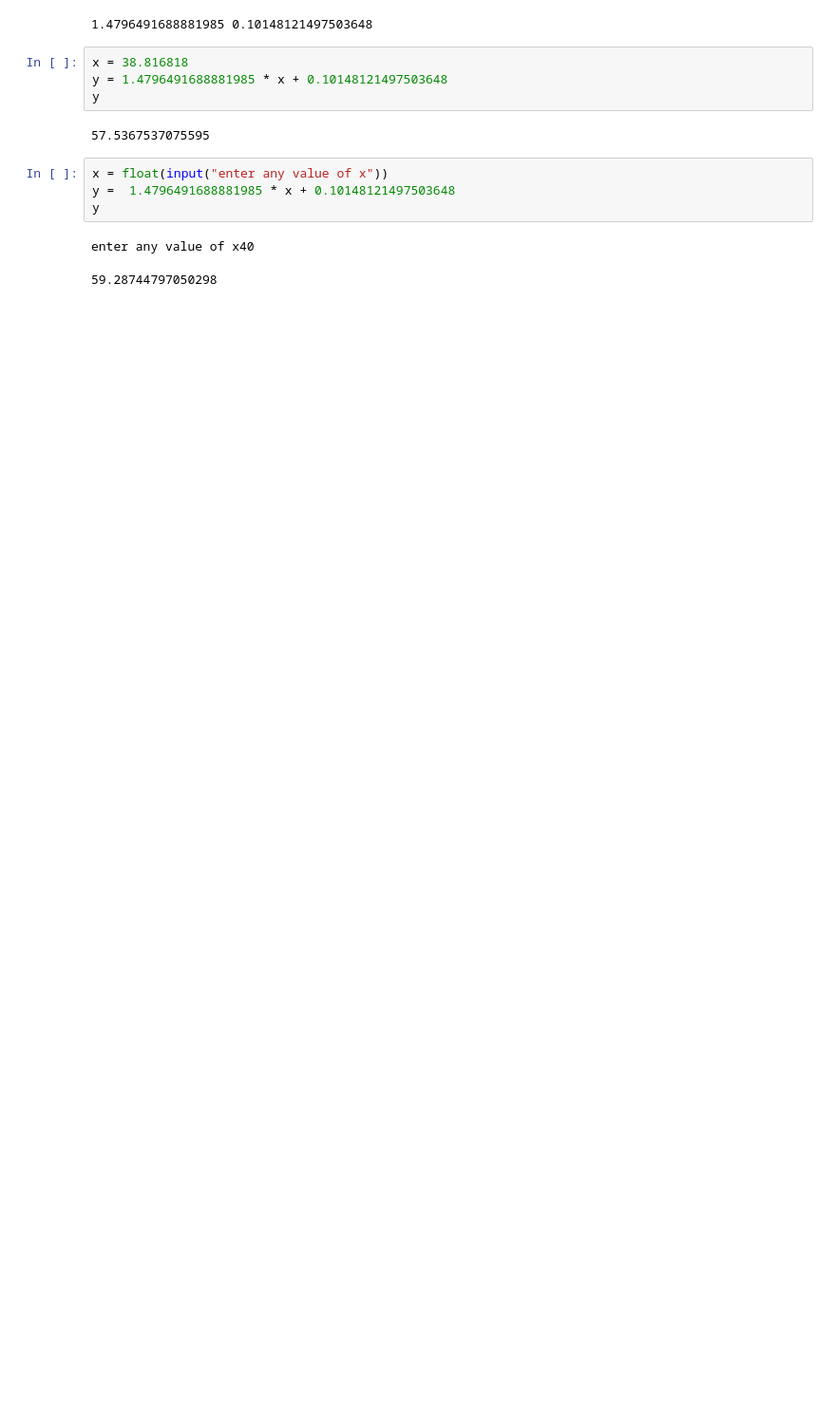
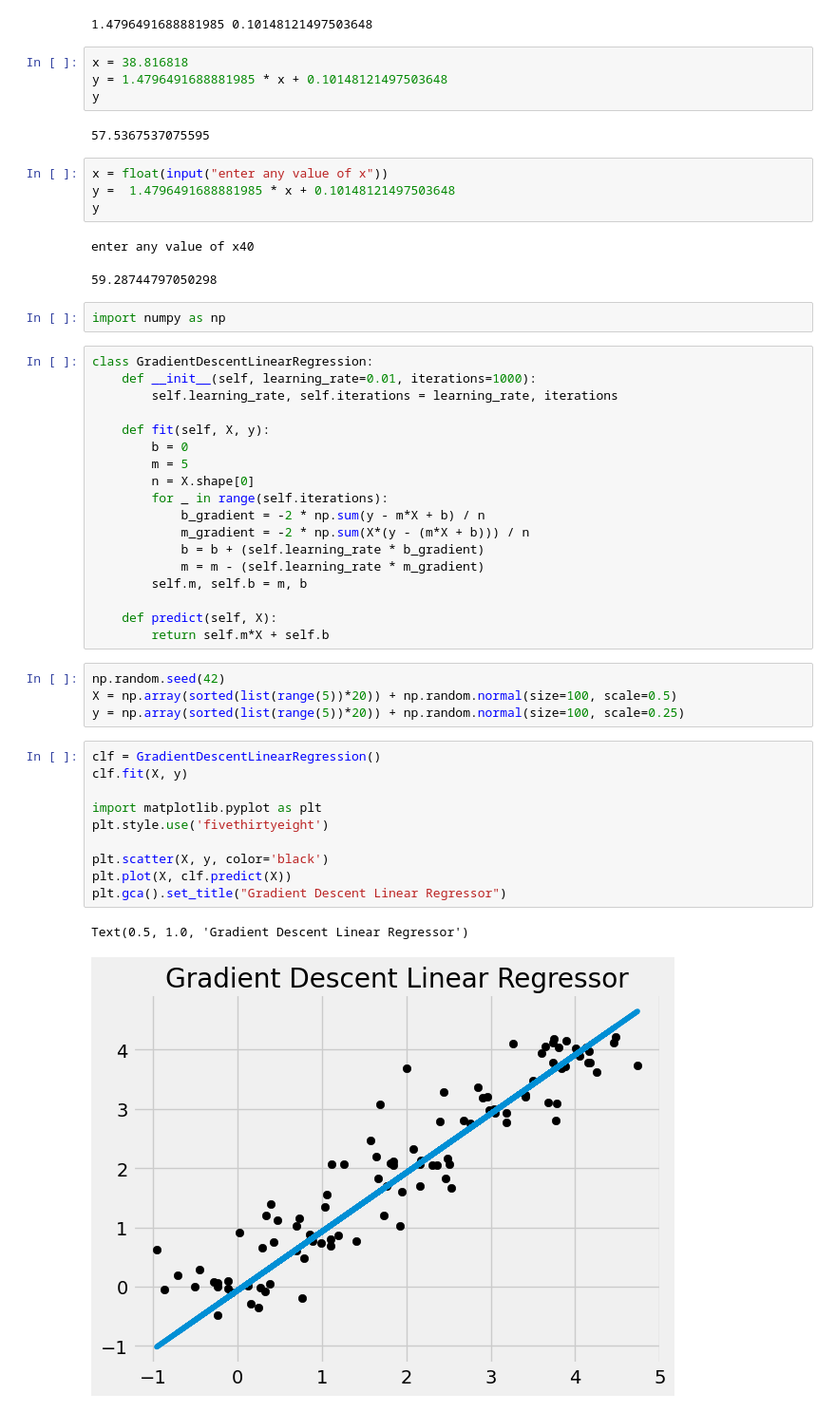
Before and after one commit to ejaj/machine-learning, a Jupyter notebook: gradient-descent .ipynb, the cells around one changed output. Shown: that part at 95% size. Drawn from its saved outputs; the diff is of its cells as text; blank space fills up the shorter version.

```diff
--- a/gradient-descent .ipynb
+++ b/gradient-descent .ipynb
@@ -64,3 +64,40 @@ y
 # %% [output]
 enter any value of x40
 59.28744797050298
+# %%
+import numpy as np
+# %%
+class GradientDescentLinearRegression:
+    def __init__(self, learning_rate=0.01, iterations=1000):
+        self.learning_rate, self.iterations = learning_rate, iterations
+
+    def fit(self, X, y):
+        b = 0
+        m = 5
+        n = X.shape[0]
+        for _ in range(self.iterations):
+            b_gradient = -2 * np.sum(y - m*X + b) / n
+            m_gradient = -2 * np.sum(X*(y - (m*X + b))) / n
+            b = b + (self.learning_rate * b_gradient)
+            m = m - (self.learning_rate * m_gradient)
+        self.m, self.b = m, b
+
+    def predict(self, X):
+        return self.m*X + self.b
+# %%
+np.random.seed(42)
+X = np.array(sorted(list(range(5))*20)) + np.random.normal(size=100, scale=0.5)
+y = np.array(sorted(list(range(5))*20)) + np.random.normal(size=100, scale=0.25)
+# %%
+clf = GradientDescentLinearRegression()
+clf.fit(X, y)
+
+import matplotlib.pyplot as plt
+plt.style.use('fivethirtyeight')
+
+plt.scatter(X, y, color='black')
+plt.plot(X, clf.predict(X))
+plt.gca().set_title("Gradient Descent Linear Regressor")
+# %% [output]
+Text(0.5, 1.0, 'Gradient Descent Linear Regressor')
+[figure, added]
```
Also changed, not shown: parts of 2 cells of this notebook, 2 other files.
